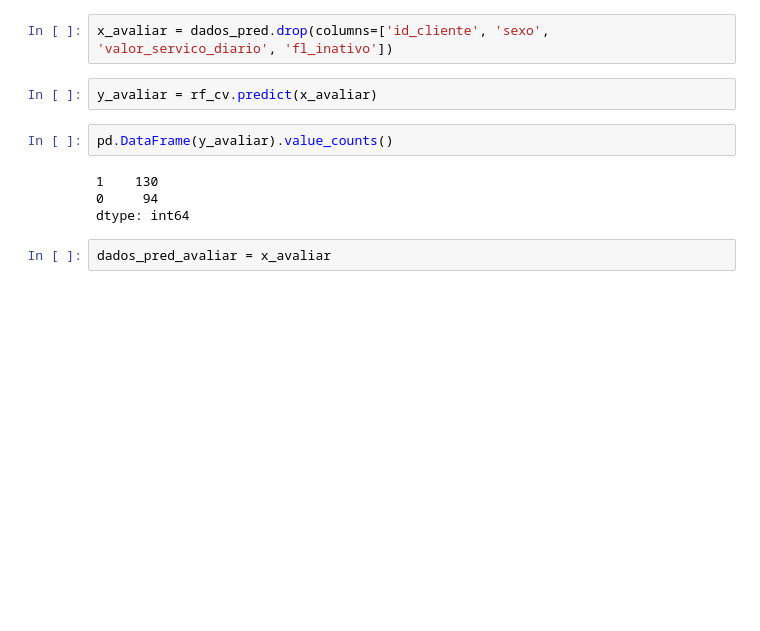
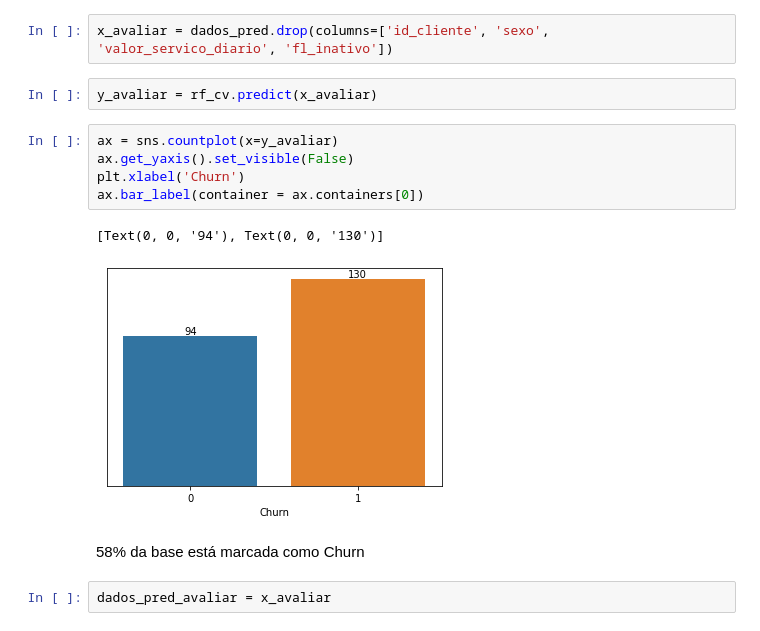
Before and after one commit to exata0mente/Challenge-Data-Science-Allura, a Jupyter notebook: Semana_3/Base de Dados - Machine Learning.ipynb, the cells around one changed output. Cells and saved outputs as stored; diff of their text form; blank space fills up the shorter version.

```diff
--- a/Semana_3/Base de Dados - Machine Learning.ipynb
+++ b/Semana_3/Base de Dados - Machine Learning.ipynb
@@ -412,12 +412,16 @@ dados_pred.rename(columns=colunas_nome, inplace=True)
 x_avaliar = dados_pred.drop(columns=['id_cliente', 'sexo', 'valor_servico_diario', 'fl_inativo'])
 # %%
 y_avaliar = rf_cv.predict(x_avaliar)
-# %%
-pd.DataFrame(y_avaliar).value_counts()
-# %% [output]
-1    130
-0     94
-dtype: int64
+# %%
+ax = sns.countplot(x=y_avaliar)
+ax.get_yaxis().set_visible(False)
+plt.xlabel('Churn')
+ax.bar_label(container = ax.containers[0])
+# %% [output]
+[Text(0, 0, '94'), Text(0, 0, '130')]
+[figure, added]
+# %% [markdown]
+58% da base está marcada como Churn
 # %%
 dados_pred_avaliar = x_avaliar
 # %%
```
Also changed, not shown: parts of 12 cells of this notebook, 4 other files.
